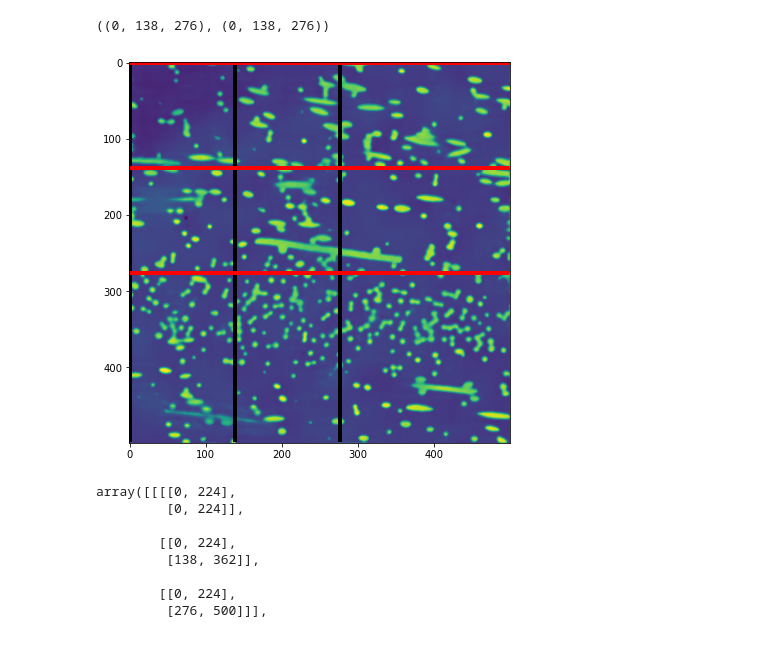
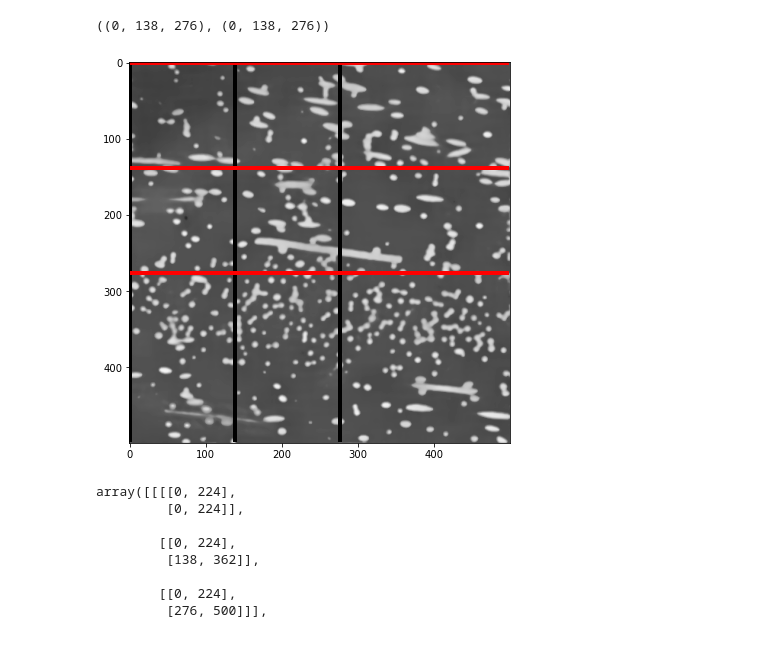
Before and after one commit to jpcbertoldo/tomo2seg, a Jupyter notebook: nbs/process-volume.ipynb, the cells around one changed output. Cells and saved outputs as stored; diff of their text form; code cells hidden in the pictures.

```diff
--- a/nbs/process-volume.ipynb
+++ b/nbs/process-volume.ipynb
@@ -135,15 +153,15 @@ x0s, y0s
 # %%
 sz=7
 fig, ax = plt.subplots(1, 1, figsize=(sz, sz))
-ax.imshow(z_slice)
+ax.imshow(z_slice, cmap=cm.gray, vmin=0, vmax=255)
 
 for x_ in x0s:
     ax.vlines(x_, 0, slice_dims[1] - 1, color='k', linewidth=4)
 
 for y_ in y0s:
     ax.hlines(y_, 0, slice_dims[0] - 1, color='r', linewidth=4)
 # %% [output]
-[figure, old version]
+[figure, new version]
 # %%
 crops_coordinates = np.array([
     ((x0, x0 + crop_size), (y0 ,y0 + crop_size))
```
Also changed, not shown: parts of 14 cells of this notebook, 3 other files.
